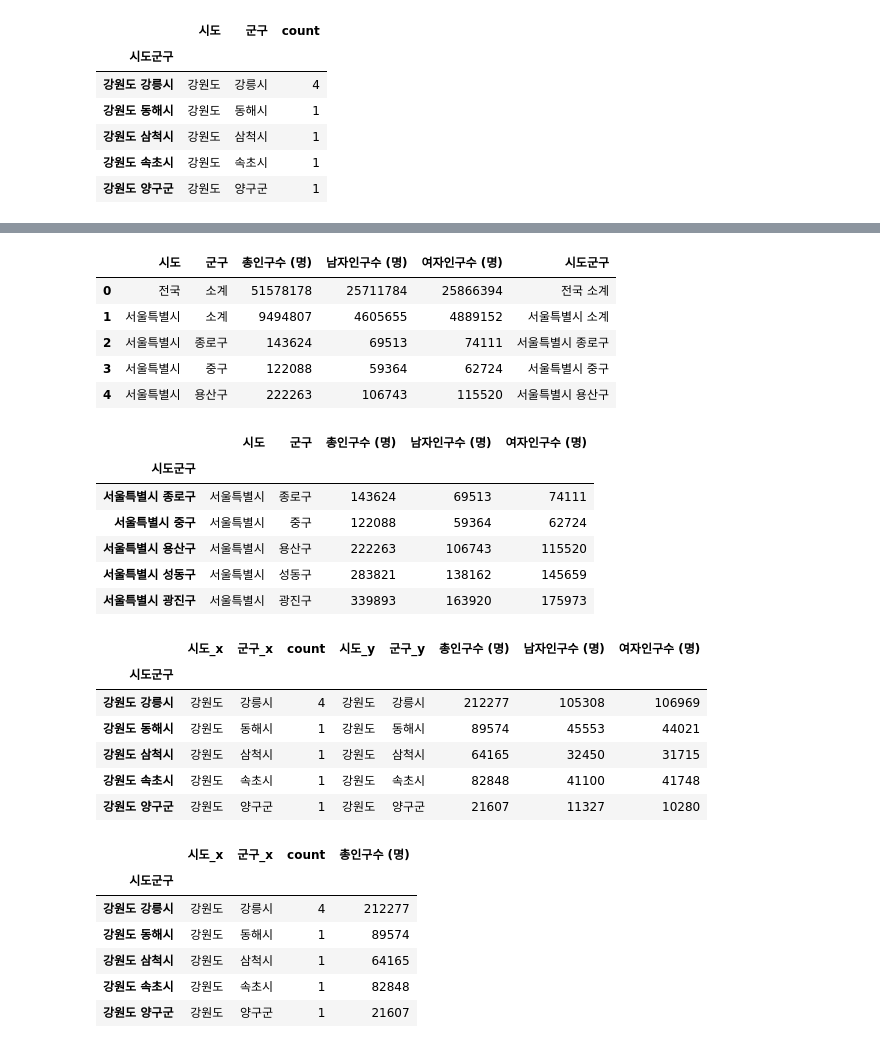
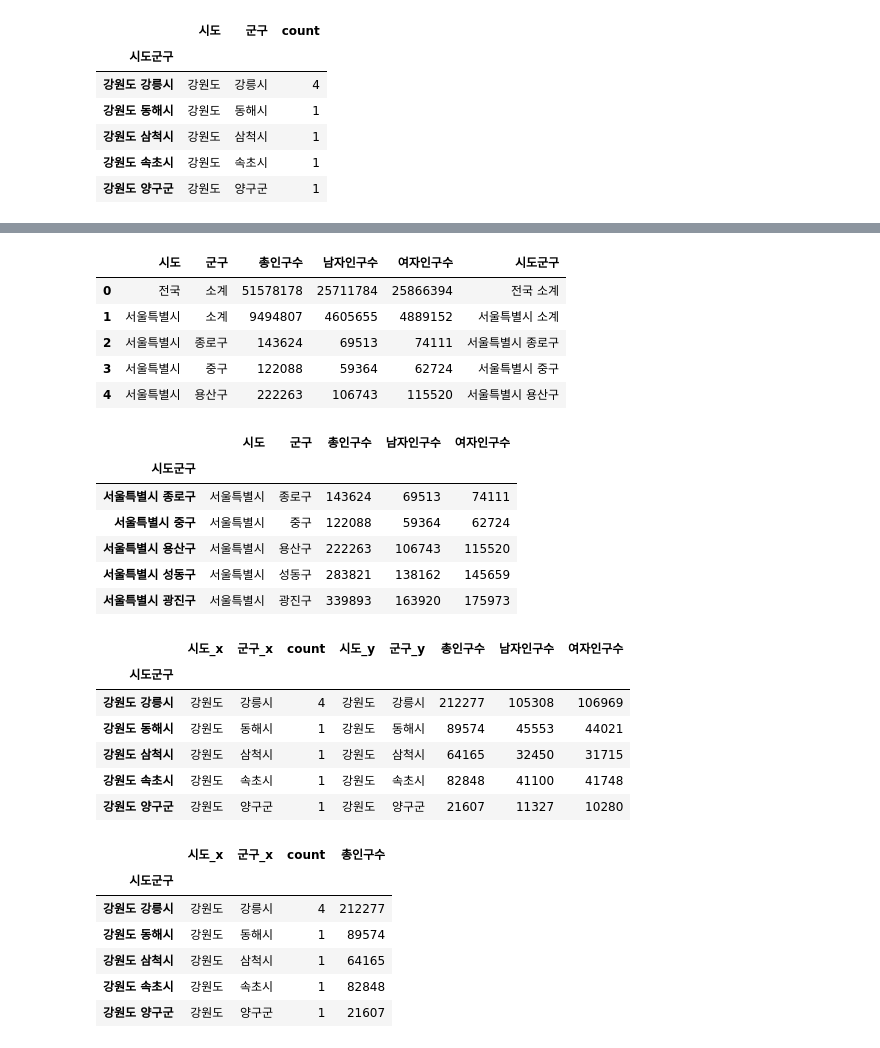
Before and after one commit to janggoons/bigdataanalysis, a Jupyter notebook: 02/02.ipynb, the cells around one changed output, grey strips where cells are left out. Saved outputs shown, nothing was run; the diff lists cells and outputs as text; code cells hidden in the pictures.

```diff
--- a/02/02.ipynb
+++ b/02/02.ipynb
@@ -108,0 +34,20 @@ plt.show()
+# %%
+# csv 파일을 DataFrame 으로 가져오기
+popul = pd.read_csv('./population_20220726.csv', encoding='cp949', engine='python')
+
+# 상위 5개 데이터 확인
+# popul.head()
+
+# 전체 데이터 확인
+# display(popul)
+
+# 각 컬럼별 데이터타입 확인
+# popul.dtypes
+
+# 내가 사는 지역의 인구수 확인
+# popul.loc[(popul['군구'] == '노원구')]
+# %%
+# 지수표현식 대신 실수표현식으로 표시 옵션
+pd.options.display.float_format = '{:.5f}'.format
+# 실수표현식 대신 지수표현식으로 표시 옵션
+# pd.reset_option('display.float.format')
@@ -114,9 +157,6 @@ plt.show()
 # %%
-import pandas as pd
-import numpy as np
-
 # pandas error, warning 무시 옵션 설정
-pd.set_option('mode.chained_assignment', None)
+# pd.set_option('mode.chained_assignment', None)
 
 # .csv 파일 가져오기
 data = pd.read_csv('./20161231.csv', index_col=0, encoding='cp949', engine='python')
@@ -312,5 +345,0 @@ addr_group.head()
-# %%
-# 인구수 데이터 불러오기
-# 인구수에 , 가 표시된 부분을 삭제하여, 숫자로 입력함 thousands
-popul = pd.read_csv('./20220725180047_2.csv', encoding='cp949', engine='python', thousands=',')
-popul.head()
@@ -324,15 +346,10 @@ popul.head()
 # %%
 # 시도군구 컬럼 만들기
-# 군구 컬럼에 있는 데이터의 빈 칸 제거하기 .strip()
-for e in range(0, len(popul)):
-    popul['군구'][e] = popul['군구'][e].strip()
-
-# 시도군구 컬럼을 만들기
 popul['시도군구'] = popul.apply(lambda r: r['시도'] + ' ' + r['군구'], axis=1)
 
 popul.head()
 # %% [output]
-|  | 시도 | 군구 | 총인구수 (명) | 남자인구수 (명) | 여자인구수 (명) | 시도군구 |
+|  | 시도 | 군구 | 총인구수 | 남자인구수 | 여자인구수 | 시도군구 |
 | 0 | 전국 | 소계 | 51578178 | 25711784 | 25866394 | 전국 소계 |
 | 1 | 서울특별시 | 소계 | 9494807 | 4605655 | 4889152 | 서울특별시 소계 |
 | 2 | 서울특별시 | 종로구 | 143624 | 69513 | 74111 | 서울특별시 종로구 |
@@ -346,7 +363,7 @@ popul = popul[popul.군구 != '소계']
 popul = popul.set_index("시도군구")
 popul.head()
 # %% [output]
-|  | 시도 | 군구 | 총인구수 (명) | 남자인구수 (명) | 여자인구수 (명) |
+|  | 시도 | 군구 | 총인구수 | 남자인구수 | 여자인구수 |
 | 시도군구 |  |  |  |  |  |
 | 서울특별시 종로구 | 서울특별시 | 종로구 | 143624 | 69513 | 74111 |
 | 서울특별시 중구 | 서울특별시 | 중구 | 122088 | 59364 | 62724 |
@@ -359,7 +376,7 @@ popul.head()
 addr_popul_merge = pd.merge(addr_group, popul, how='inner', left_index=True, right_index=True)
 addr_popul_merge.head()
 # %% [output]
-|  | 시도_x | 군구_x | count | 시도_y | 군구_y | 총인구수 (명) | 남자인구수 (명) | 여자인구수 (명) |
+|  | 시도_x | 군구_x | count | 시도_y | 군구_y | 총인구수 | 남자인구수 | 여자인구수 |
 | 시도군구 |  |  |  |  |  |  |  |  |
 | 강원도 강릉시 | 강원도 | 강릉시 | 4 | 강원도 | 강릉시 | 212277 | 105308 | 106969 |
 | 강원도 동해시 | 강원도 | 동해시 | 1 | 강원도 | 동해시 | 89574 | 45553 | 44021 |
@@ -368,10 +385,10 @@ addr_popul_merge.head()
 | 강원도 양구군 | 강원도 | 양구군 | 1 | 강원도 | 양구군 | 21607 | 11327 | 10280 |
 # %%
 # 필요한 컬럼만 추출
-local_MC_Popul = addr_popul_merge[['시도_x', '군구_x', 'count', '총인구수 (명)']]
+local_MC_Popul = addr_popul_merge[['시도_x', '군구_x', 'count', '총인구수']]
 local_MC_Popul.head()
 # %% [output]
-|  | 시도_x | 군구_x | count | 총인구수 (명) |
+|  | 시도_x | 군구_x | count | 총인구수 |
 | 시도군구 |  |  |  |  |
 | 강원도 강릉시 | 강원도 | 강릉시 | 4 | 212277 |
 | 강원도 동해시 | 강원도 | 동해시 | 1 | 89574 |
```
Also changed, not shown: parts of 29 cells of this notebook, 5 other files.
